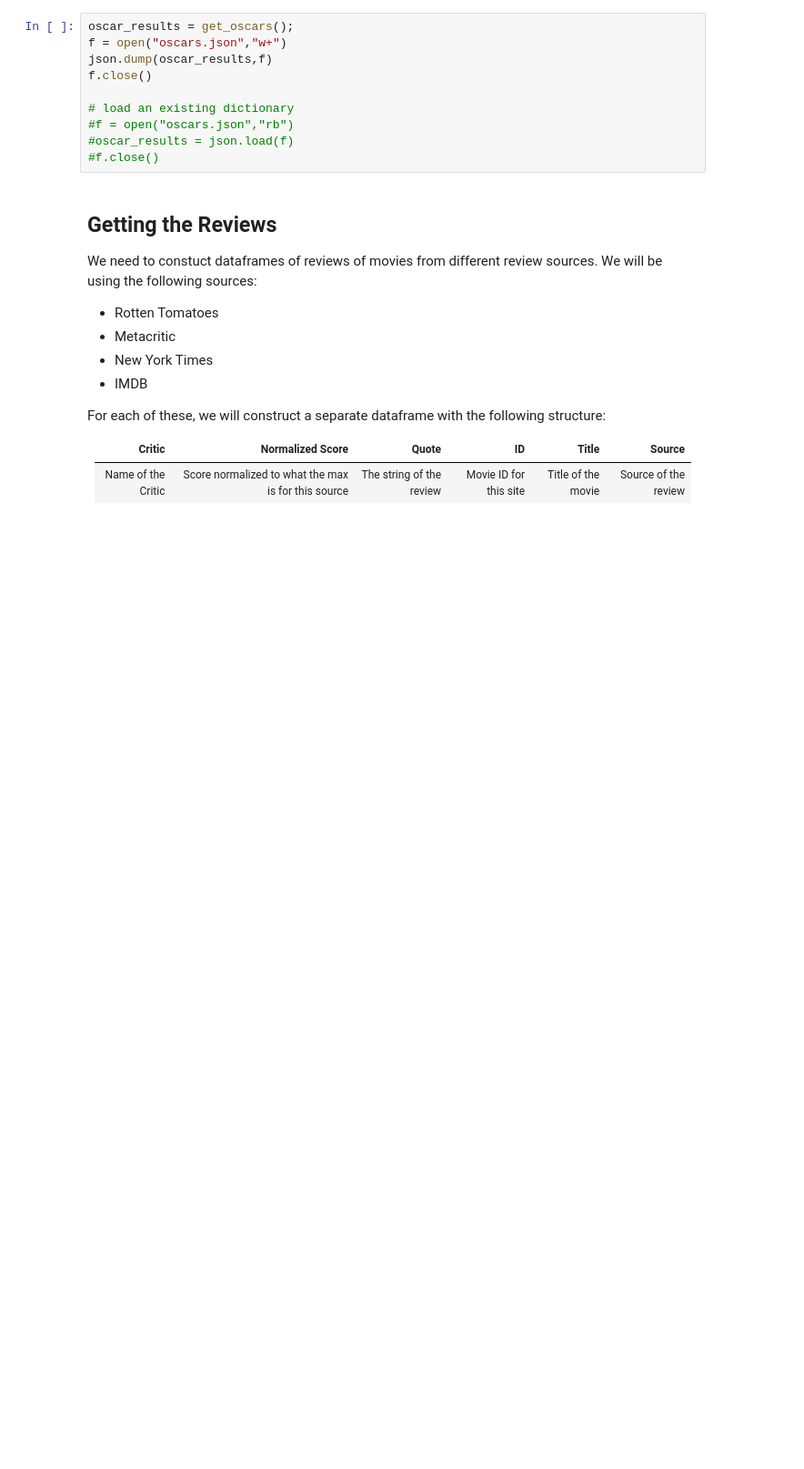
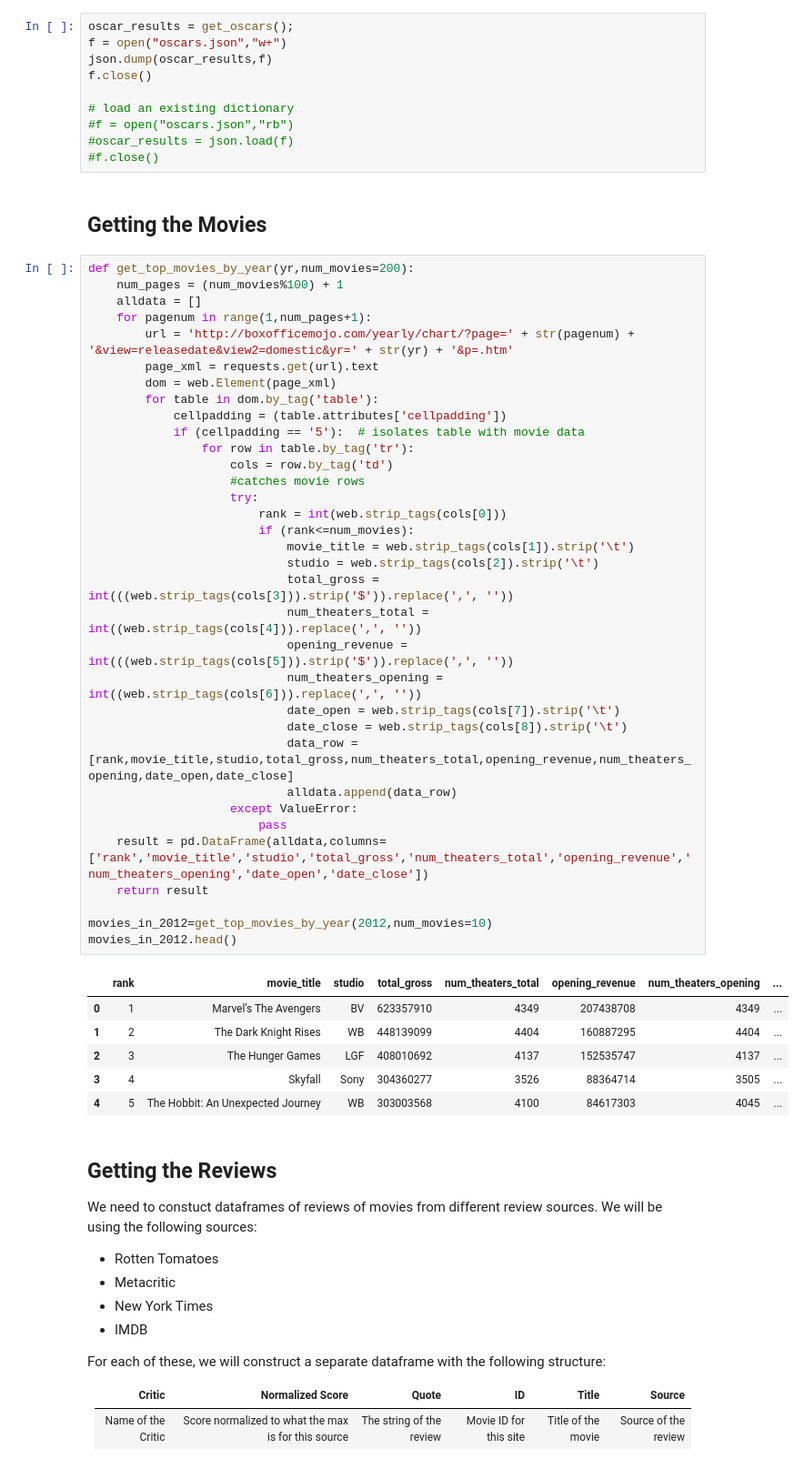
Before and after one commit to rizzomichaelg/cs109-oscars, a Jupyter notebook: process_book.ipynb, the cells around one changed output. Shown at 91% size. Cells and saved outputs as stored; diff of their text form; blank space fills up the shorter version.

Commit message:
Function to download top movie data
Wrote function to download top movie data from boxoffice mojo.com

```diff
--- a/process_book.ipynb
+++ b/process_book.ipynb
@@ -114,6 +116,49 @@ f.close()
 #f = open("oscars.json","rb")
 #oscar_results = json.load(f)
 #f.close()
+# %% [markdown]
+<h2> Getting the Movies </h2>
+# %%
+def get_top_movies_by_year(yr,num_movies=200):
+    num_pages = (num_movies%100) + 1
+    alldata = []
+    for pagenum in range(1,num_pages+1):
+        url = 'http://boxofficemojo.com/yearly/chart/?page=' + str(pagenum) + '&view=releasedate&view2=domestic&yr=' + str(yr) + '&p=.htm'
+        page_xml = requests.get(url).text
+        dom = web.Element(page_xml)
+        for table in dom.by_tag('table'):
+            cellpadding = (table.attributes['cellpadding'])
+            if (cellpadding == '5'):  # isolates table with movie data
+                for row in table.by_tag('tr'):
+                    cols = row.by_tag('td')
+                    #catches movie rows
+                    try:
+                        rank = int(web.strip_tags(cols[0]))
+                        if (rank<=num_movies):
+                            movie_title = web.strip_tags(cols[1]).strip('\t')
+                            studio = web.strip_tags(cols[2]).strip('\t')
+                            total_gross = int(((web.strip_tags(cols[3])).strip('$')).replace(',', ''))
+                            num_theaters_total = int((web.strip_tags(cols[4])).replace(',', ''))
+                            opening_revenue = int(((web.strip_tags(cols[5])).strip('$')).replace(',', ''))
+                            num_theaters_opening = int((web.strip_tags(cols[6])).replace(',', ''))
+                            date_open = web.strip_tags(cols[7]).strip('\t')
+                            date_close = web.strip_tags(cols[8]).strip('\t')
+                            data_row = [rank,movie_title,studio,total_gross,num_theaters_total,opening_revenue,num_theaters_opening,date_open,date_close]
+                            alldata.append(data_row)
+                    except ValueError:
+                        pass
+    result = pd.DataFrame(alldata,columns=['rank','movie_title','studio','total_gross','num_theaters_total','opening_revenue','num_theaters_opening','date_open','date_close'])
+    return result
+
+movies_in_2012=get_top_movies_by_year(2012,num_movies=10)
+movies_in_2012.head()
+# %% [output]
+|  | rank | movie_title | studio | total_gross | num_theaters_total | opening_revenue | num_theaters_opening | ... |
+| 0 | 1 | Marvel's The Avengers | BV | 623357910 | 4349 | 207438708 | 4349 | ... |
+| 1 | 2 | The Dark Knight Rises | WB | 448139099 | 4404 | 160887295 | 4404 | ... |
+| 2 | 3 | The Hunger Games | LGF | 408010692 | 4137 | 152535747 | 4137 | ... |
+| 3 | 4 | Skyfall | Sony | 304360277 | 3526 | 88364714 | 3505 | ... |
+| 4 | 5 | The Hobbit: An Unexpected Journey | WB | 303003568 | 4100 | 84617303 | 4045 | ... |
 # %% [markdown]
 ## Getting the Reviews
 We need to constuct dataframes of reviews of movies from different review sources.  We will be using the following sources:
```
Also changed, not shown: parts of 2 cells of this notebook.
